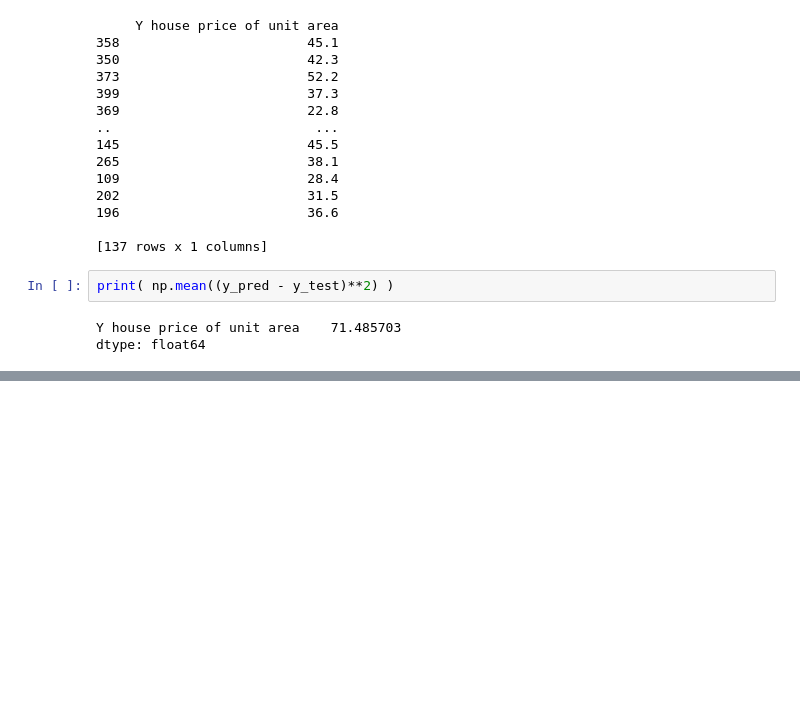
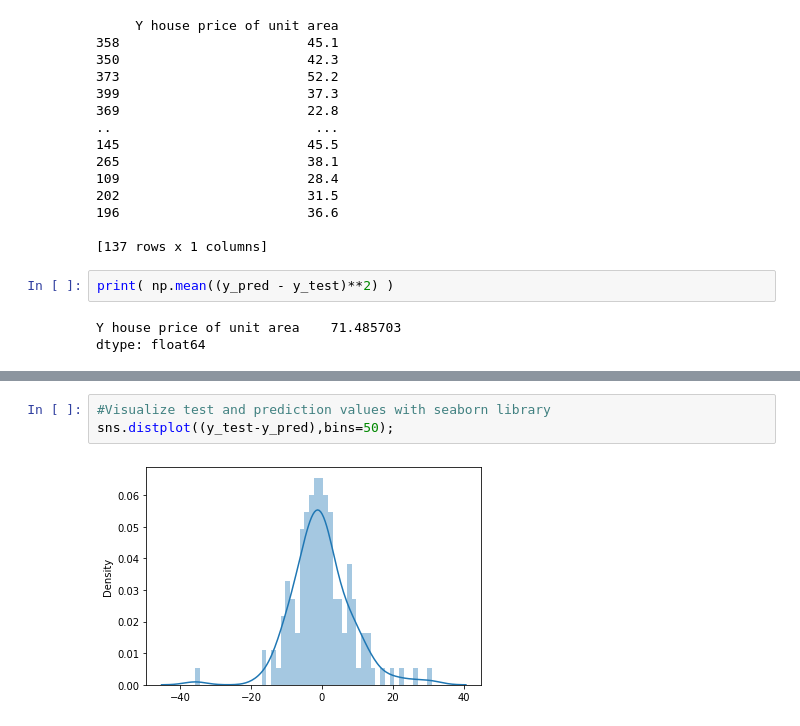
Before and after one commit to aenesgur/LinearRegression_Price_Prediction, a Jupyter notebook: Real_Estate_Price_Prediction.ipynb, the cells around one changed output, grey strips where cells are left out. Saved outputs shown, nothing was run; the diff lists cells and outputs as text; blank space fills up the shorter version.

```diff
--- a/Real_Estate_Price_Prediction.ipynb
+++ b/Real_Estate_Price_Prediction.ipynb
@@ -107,0 +118,5 @@ dtype: float64
+# %%
+#Visualize test and prediction values with seaborn library
+sns.distplot((y_test-y_pred),bins=50);
+# %% [output]
+[figure, added]
```
Also changed, not shown: parts of 3 cells of this notebook.
